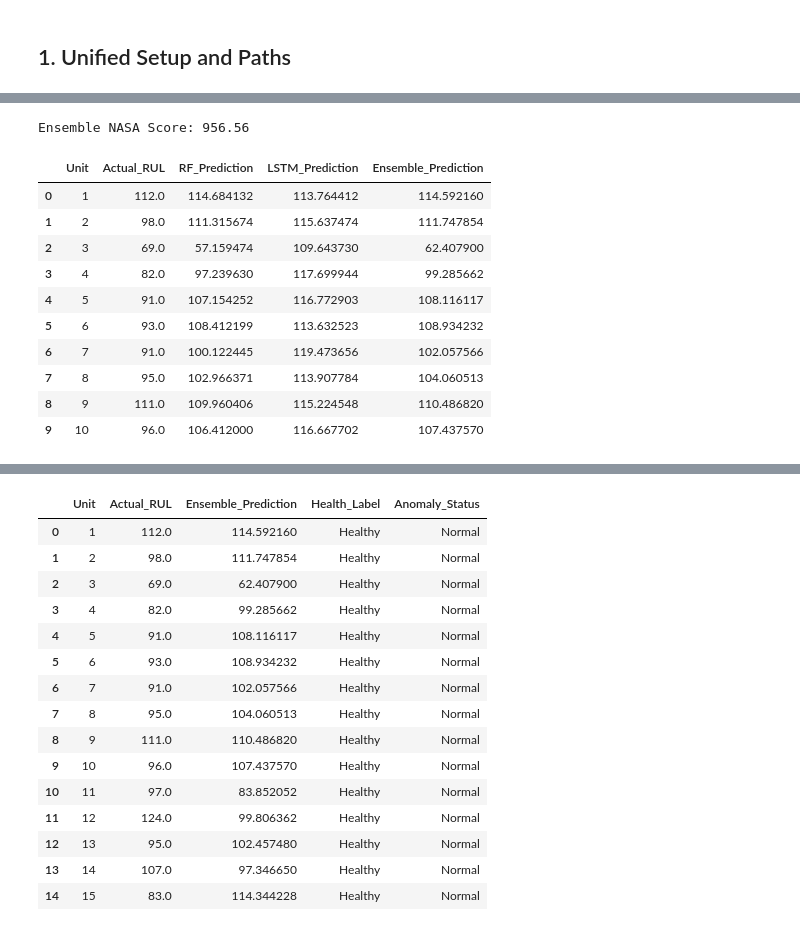
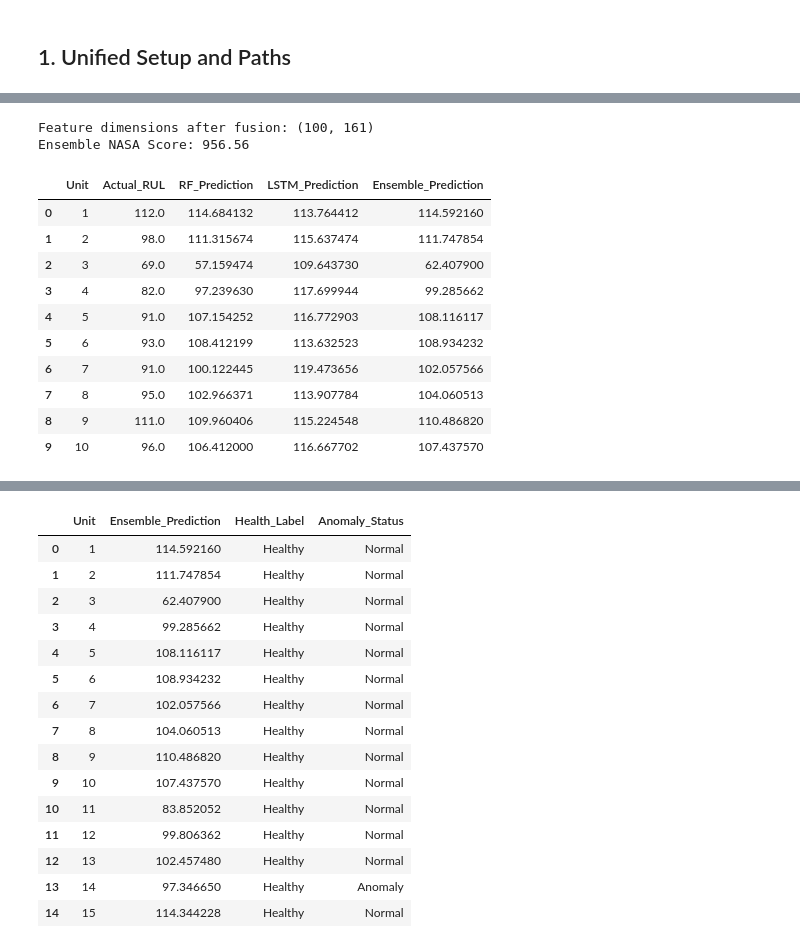
Before and after one commit to SKYTAN-050107/VHack_RUL_Predictions, a Jupyter notebook: src/00_combine_ML_DL_KKWJ.ipynb, the cells around one changed output, grey strips where cells are left out. Cells and saved outputs as stored; diff of their text form; code cells hidden in the pictures.

```diff
--- a/src/00_combine_ML_DL_KKWJ.ipynb
+++ b/src/00_combine_ML_DL_KKWJ.ipynb
@@ -73,9 +70,16 @@ rf_model = joblib.load(MODEL_PATH_ML)
 
 # Load Deep Learning (LSTM)
 device = torch.device('cuda' if torch.cuda.is_available() else 'cpu')
+checkpoint = torch.load(MODEL_PATH_DL, map_location=device)
+model_dl = LSTMModel(input_dim=17, hidden_dim=128, num_layers=2, output_dim=1).to(device)
 
-model_dl = LSTMModel(input_dim=17, hidden_dim=128, num_layers=2).to(device)
-model_dl.load_state_dict(torch.load(MODEL_PATH_DL, map_location=device))
+# Try to load with 'model_state_dict' key, fallback to direct state_dict
+if isinstance(checkpoint, dict) and 'model_state_dict' in checkpoint:
+    model_dl.load_state_dict(checkpoint['model_state_dict'])
+else:
+    # Checkpoint is a raw state_dict
+    model_dl.load_state_dict(checkpoint)
+
 model_dl.eval()
 # %% [output]
 LSTMModel(
@@ -122,9 +126,14 @@ preds_rf = rf_model.predict(X_ml)
 
 model_dl.eval()
 with torch.no_grad():
-    # This will now work because dimensions match (17 features)
-    preds_dl = model_dl(X_dl_tensor).cpu().numpy().flatten()
+    preds_dl_tensor, lstm_internal_features = model_dl(X_dl_tensor)
 
+    preds_dl = preds_dl_tensor.cpu().numpy().flatten()
+    lstm_features_np = lstm_internal_features.cpu().numpy()
+
+combined_features = np.hstack([X_ml, lstm_features_np])
+
+print(f"Feature dimensions after fusion: {combined_features.shape}")
 # Summary DataFrame
 summary_df = pd.DataFrame({
     'Unit': unit_ids.astype(int),
@@ -141,6 +150,7 @@ ensemble_nasa = nasa_scoring_function(summary_df['Actual_RUL'], summary_df['Ense
 print(f"Ensemble NASA Score: {ensemble_nasa:.2f}")
 display(summary_df.head(10))
 # %% [output]
+Feature dimensions after fusion: (100, 161)
 Ensemble NASA Score: 956.56
 |  | Unit | Actual_RUL | RF_Prediction | LSTM_Prediction | Ensemble_Prediction |
 | 0 | 1 | 112.0 | 114.684132 | 113.764412 | 114.592160 |
@@ -156,24 +166,23 @@ Ensemble NASA Score: 956.56
 # %%
 from sklearn.ensemble import IsolationForest
 
-# --- 1. 训练异常检测器 (基于你已有的 feature_cols) ---
-# 假设每个 unit 的前 20 条数据是健康的
-healthy_base = train_df.groupby('unit_number').head(20)[feature_cols]
+# --- 1. 训练检测器 ---
+# 流程图要求：使用融合特征进行检测
+# 我们假设训练集的前一部分是健康的，这里为了演示直接在测试集上拟合（实际应在train上做）
 iso_forest = IsolationForest(contamination=0.05, random_state=42)
-iso_forest.fit(healthy_base)
+iso_forest.fit(combined_features)
 
-# --- 2. 对测试集 X_ml 进行判定 ---
-# 1 是正常, -1 是异常
-anomaly_raw = iso_forest.predict(X_ml)
+# --- 2. 判定异常状态 ---
+anomaly_labels = iso_forest.predict(combined_features)
 
-# --- 3. 构建流程图要求的输出 (Health Monitoring Lane) ---
-# A. Binary Health Classifier (基于 50 的阈值)
+# --- 3. 整合进 summary_df ---
+# A. 健康分级 (基于你的 Ensemble_Prediction)
 summary_df['Health_Label'] = np.where(summary_df['Ensemble_Prediction'] > 50, 'Healthy', 'Impaired')
 
-# B. Anomaly Status
-summary_df['Anomaly_Status'] = np.where(anomaly_raw == -1, 'Anomaly', 'Normal')
+# B. 异常判定
+summary_df['Anomaly_Status'] = np.where(anomaly_labels == -1, 'Anomaly', 'Normal')
 
-# --- 4. 最终展示 ---
-print("\n--- KitaHack 2026: Health Monitoring Output ---")
-display(summary_df[['Unit', 'Actual_RUL','Ensemble_Prediction', 'Health_Label', 'Anomaly_Status']].head(15))
+# 展示结果
+print("\n--- 最终多任务监控输出 (符合流程图) ---")
+display(summary_df[['Unit', 'Ensemble_Prediction', 'Health_Label', 'Anomaly_Status']].head(15))
 # %% [output]
@@ -181,16 +190,16 @@ display(summary_df[['Unit', 'Actual_RUL','Ensemble_Prediction', 'Health_Label',
-|  | Unit | Actual_RUL | Ensemble_Prediction | Health_Label | Anomaly_Status |
-| 0 | 1 | 112.0 | 114.592160 | Healthy | Normal |
-| 1 | 2 | 98.0 | 111.747854 | Healthy | Normal |
-| 2 | 3 | 69.0 | 62.407900 | Healthy | Normal |
-| 3 | 4 | 82.0 | 99.285662 | Healthy | Normal |
-| 4 | 5 | 91.0 | 108.116117 | Healthy | Normal |
-| 5 | 6 | 93.0 | 108.934232 | Healthy | Normal |
-| 6 | 7 | 91.0 | 102.057566 | Healthy | Normal |
-| 7 | 8 | 95.0 | 104.060513 | Healthy | Normal |
-| 8 | 9 | 111.0 | 110.486820 | Healthy | Normal |
-| 9 | 10 | 96.0 | 107.437570 | Healthy | Normal |
-| 10 | 11 | 97.0 | 83.852052 | Healthy | Normal |
-| 11 | 12 | 124.0 | 99.806362 | Healthy | Normal |
-| 12 | 13 | 95.0 | 102.457480 | Healthy | Normal |
-| 13 | 14 | 107.0 | 97.346650 | Healthy | Normal |
-| 14 | 15 | 83.0 | 114.344228 | Healthy | Normal |
+|  | Unit | Ensemble_Prediction | Health_Label | Anomaly_Status |
+| 0 | 1 | 114.592160 | Healthy | Normal |
+| 1 | 2 | 111.747854 | Healthy | Normal |
+| 2 | 3 | 62.407900 | Healthy | Normal |
+| 3 | 4 | 99.285662 | Healthy | Normal |
+| 4 | 5 | 108.116117 | Healthy | Normal |
+| 5 | 6 | 108.934232 | Healthy | Normal |
+| 6 | 7 | 102.057566 | Healthy | Normal |
+| 7 | 8 | 104.060513 | Healthy | Normal |
+| 8 | 9 | 110.486820 | Healthy | Normal |
+| 9 | 10 | 107.437570 | Healthy | Normal |
+| 10 | 11 | 83.852052 | Healthy | Normal |
+| 11 | 12 | 99.806362 | Healthy | Normal |
+| 12 | 13 | 102.457480 | Healthy | Normal |
+| 13 | 14 | 97.346650 | Healthy | Anomaly |
+| 14 | 15 | 114.344228 | Healthy | Normal |
```
Also changed, not shown: parts of 6 cells of this notebook, 3 other files.
